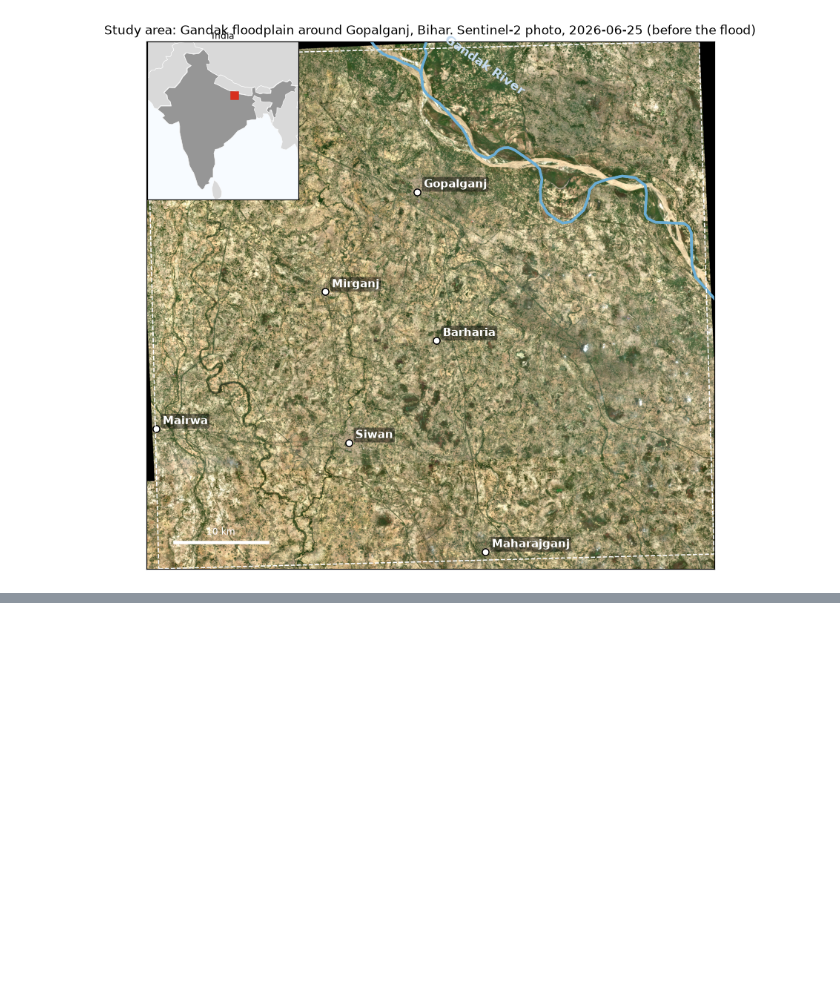
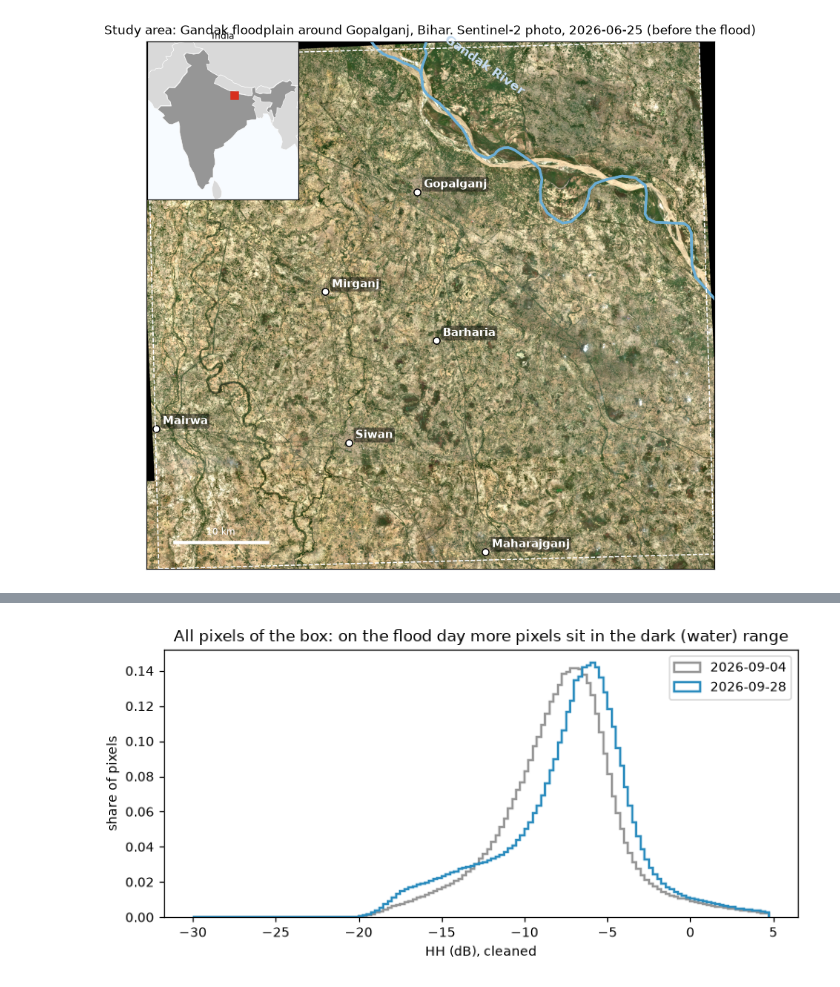
Before and after one commit to danesheppard/PanoptiCrew-NASA-Hackathon-2026, a Jupyter notebook: dataScience/notebooks/case2.ipynb, the cells around one changed output, grey strips where cells are left out. Cells and saved outputs as stored; diff of their text form; code cells hidden in the pictures; blank space fills up the shorter version.

```diff
--- a/dataScience/notebooks/case2.ipynb
+++ b/dataScience/notebooks/case2.ipynb
@@ -227,0 +430,13 @@ plt.show()
+# %%
+fig, ax = plt.subplots(figsize=(8, 3.4))
+bins = np.arange(-30, 5, 0.25)
+for d, color in ((BEFORE, "#969696"), (PEAK, "#2b8cbe")):
+    v = CLEAN.sel(date=d).values
+    ax.hist(v[np.isfinite(v)], bins=bins, histtype="step", lw=1.6, color=color, density=True, label=d)
+ax.set_xlabel("HH (dB), cleaned")
+ax.set_ylabel("share of pixels")
+ax.set_title("All pixels of the box: on the flood day more pixels sit in the dark (water) range")
+ax.legend()
+plt.show()
+# %% [output]
+[figure, added]
```
Also changed, not shown: parts of 12 cells of this notebook.
